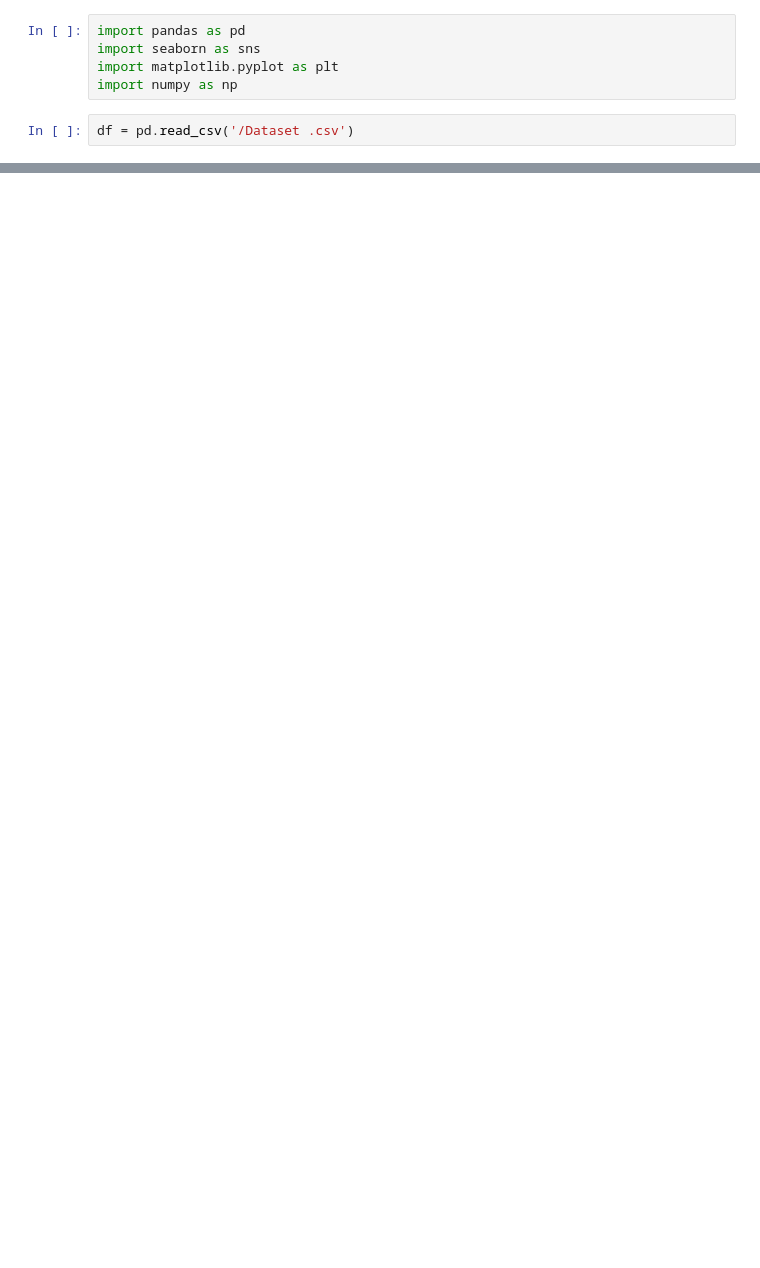
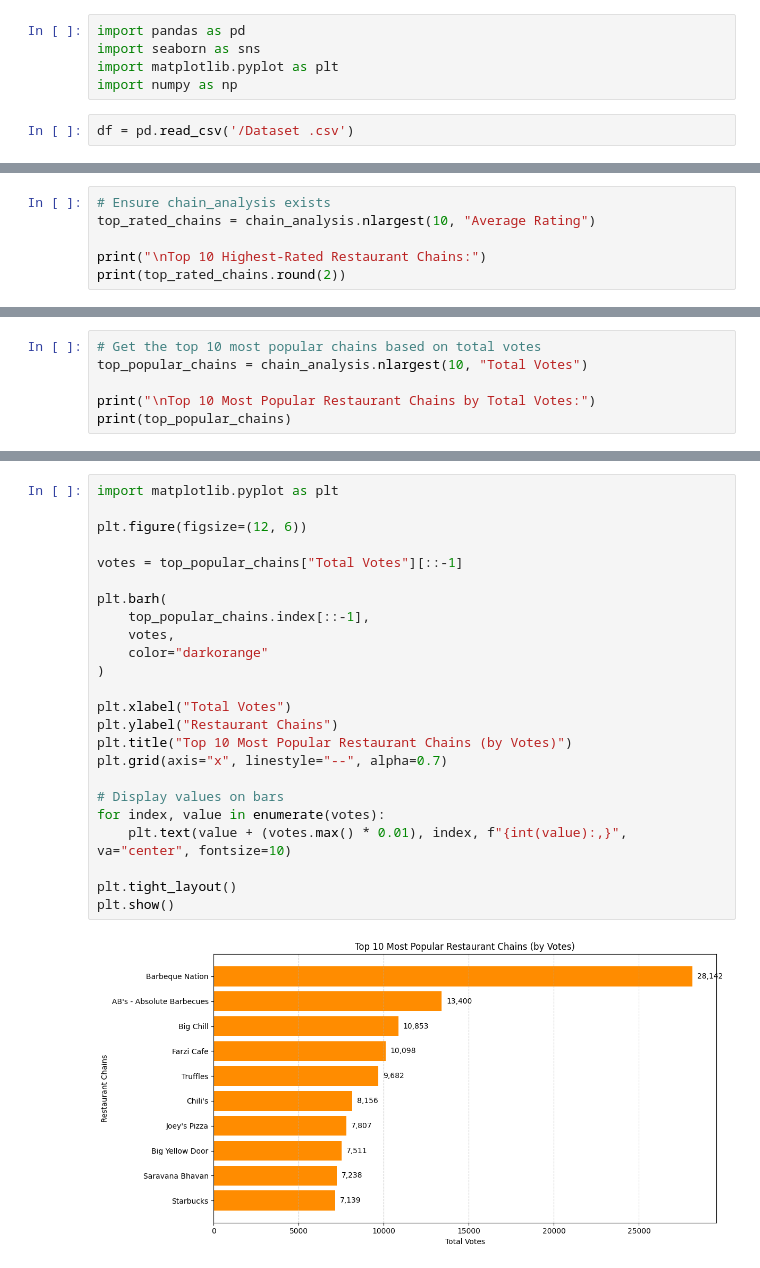
Before and after one commit to aksaini175/Cognifyz-Internship-Level-1, a Jupyter notebook: TASK_4.ipynb, the cells around one changed output, grey strips where cells are left out. Drawn from its saved outputs; the diff is of its cells as text; blank space fills up the shorter version.

```diff
--- a/TASK_4.ipynb
+++ b/TASK_4.ipynb
@@ -82,0 +183,6 @@ plt.show()
+# %%
+# Ensure chain_analysis exists
+top_rated_chains = chain_analysis.nlargest(10, "Average Rating")
+
+print("\nTop 10 Highest-Rated Restaurant Chains:")
+print(top_rated_chains.round(2))
@@ -82,0 +231,6 @@ plt.show()
+# %%
+# Get the top 10 most popular chains based on total votes
+top_popular_chains = chain_analysis.nlargest(10, "Total Votes")
+
+print("\nTop 10 Most Popular Restaurant Chains by Total Votes:")
+print(top_popular_chains)
@@ -82,0 +251,26 @@ plt.show()
+# %%
+import matplotlib.pyplot as plt
+
+plt.figure(figsize=(12, 6))
+
+votes = top_popular_chains["Total Votes"][::-1]
+
+plt.barh(
+    top_popular_chains.index[::-1],
+    votes,
+    color="darkorange"
+)
+
+plt.xlabel("Total Votes")
+plt.ylabel("Restaurant Chains")
+plt.title("Top 10 Most Popular Restaurant Chains (by Votes)")
+plt.grid(axis="x", linestyle="--", alpha=0.7)
+
+# Display values on bars
+for index, value in enumerate(votes):
+    plt.text(value + (votes.max() * 0.01), index, f"{int(value):,}", va="center", fontsize=10)
+
+plt.tight_layout()
+plt.show()
+# %% [output]
+[figure, added]
```
Also changed, not shown: parts of 18 cells of this notebook.
